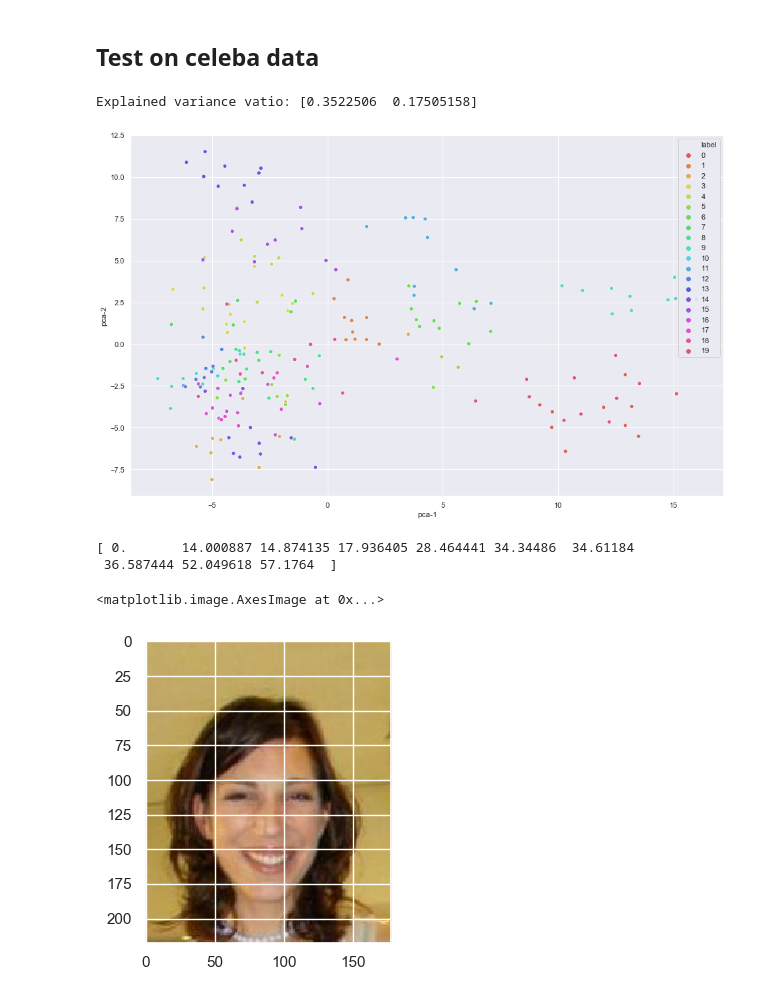
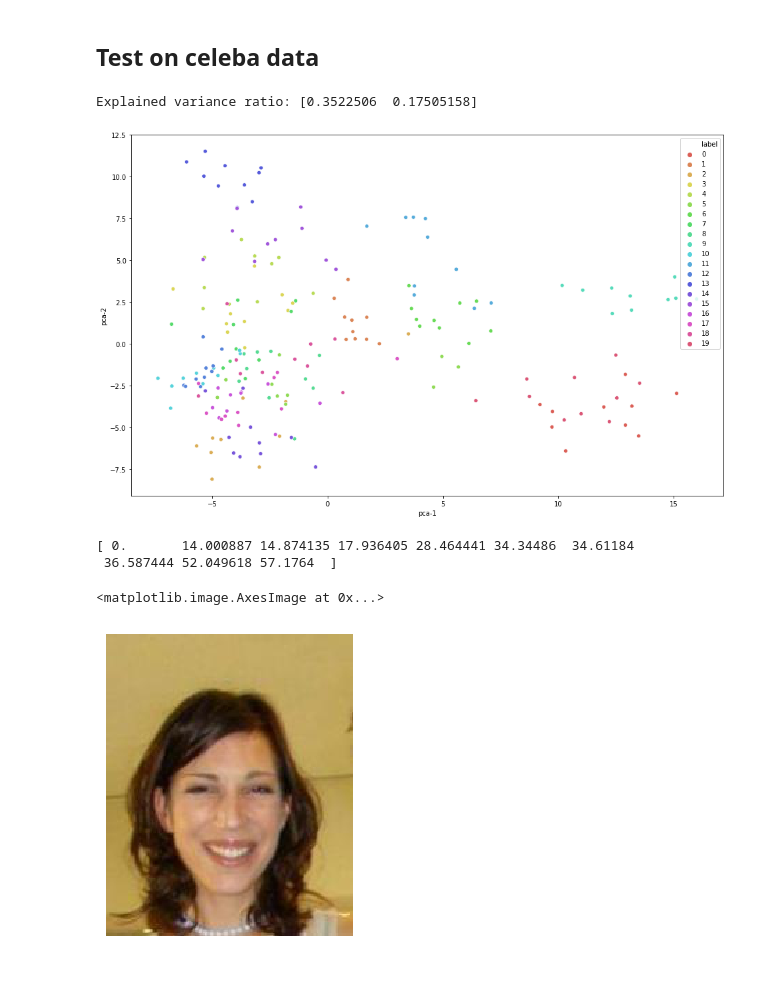
Before and after one commit to wzh0317/similar-face, a Jupyter notebook: main2.ipynb, the cells around one changed output. Saved outputs shown, nothing was run; the diff lists cells and outputs as text; code cells hidden in the pictures.

```diff
--- a/main2.ipynb
+++ b/main2.ipynb
@@ -34,7 +34,6 @@ from sklearn.metrics import pairwise_distances
 from collections import defaultdict
 %matplotlib inline
 # %%
-sns.set()
 if torch.cuda.is_available():
     print(f'Cuda device: {torch.cuda.get_device_name(0)}')
 else:
@@ -372,24 +371,25 @@ sns.scatterplot(
     palette=sns.color_palette("hls", count),
     data=df
 )
-print(f'\nExplained variance vatio: {pca.explained_variance_ratio_}')
+print(f'\nExplained variance ratio: {pca.explained_variance_ratio_}')
 # %% [output]
-Explained variance vatio: [0.3522506  0.17505158]
+Explained variance ratio: [0.3522506  0.17505158]
-[figure, old version]
+[figure, new version]
 # %%
 target_face_index = 10
 k = 10
 l2_distances = ((embeddings[target_face_index] - embeddings) ** 2).sum(axis=1)
 closest_k_face_indices = np.argsort(l2_distances)[:k]
 closest_k_faces = images[closest_k_face_indices]
 print(l2_distances[closest_k_face_indices])
 
 plt.figure(dpi=100)
+plt.axis('off')
 plt.imshow(np.transpose(images[target_face_index], (1, 2, 0)))
 # %% [output]
 [ 0.       14.000887 14.874135 17.936405 28.464441 34.34486  34.61184
  36.587444 52.049618 57.1764  ]
 <matplotlib.image.AxesImage at 0x...>
-[figure, old version]
+[figure, new version]
 # %%
 plt.figure(figsize=(16, 10))
```
Also changed, not shown: parts of 4 cells of this notebook, 2 other files.
